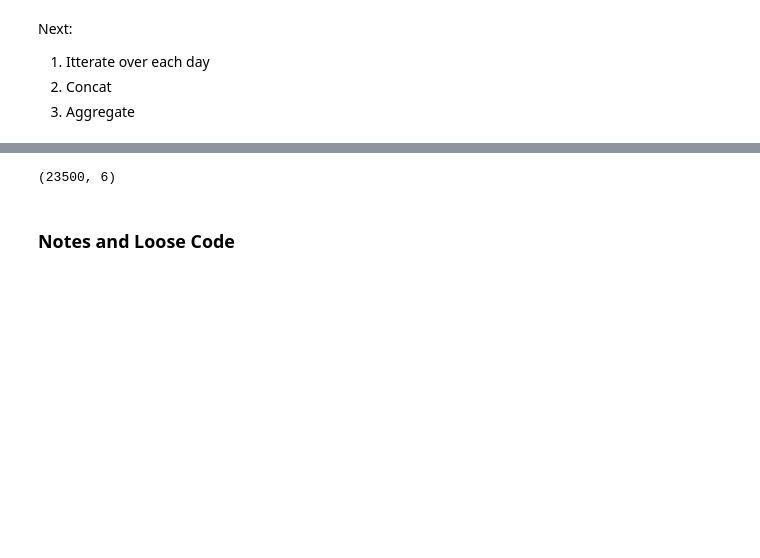
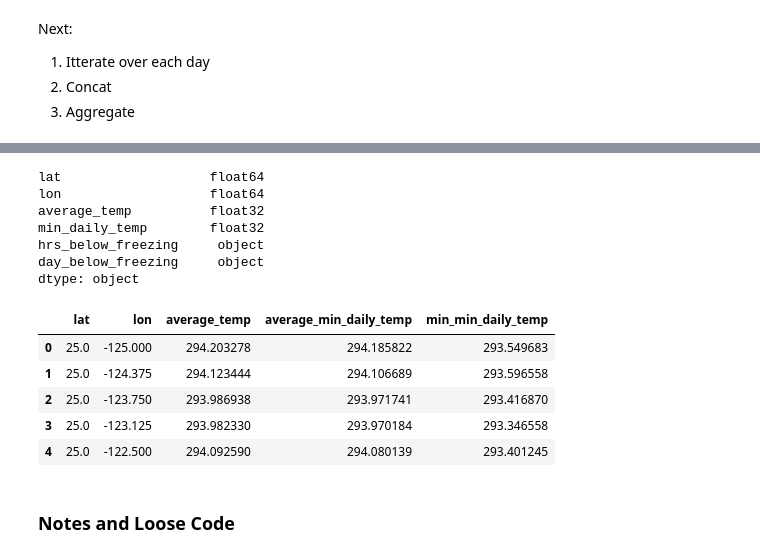
Before and after one commit to Harris-2020-Grad-Side-Projects/US-schoolday-temperatures, a Jupyter notebook: Read_MERRA2.ipynb, the cells around one changed output, grey strips where cells are left out. Drawn from its saved outputs; the diff is of its cells as text; code cells hidden in the pictures; blank space fills up the shorter version.

```diff
--- a/Read_MERRA2.ipynb
+++ b/Read_MERRA2.ipynb
@@ -107,7 +107,8 @@ def parse_temperature(filename, time_zone_lons, time_delta):
 
     # add  dummy for if the day dropped below freezing at any time(hr)
     tz_final['day_below_freezing'] = tz_final['hrs_below_freezing'].apply(lambda x: 1 if x >= 1 else 0)
-    print(tz_final.shape)
+    tz_final['day_below_freezing'] = tz_final['day_below_freezing'].astype(int)
+    #print(tz_final.shape)
 
     return tz_final
 # %%
@@ -159,8 +160,9 @@ os.listdir('test_MERRA2_data')
 # %%
-month_df = pd.DataFrame(columns=['lat', 'lon', 'average_temp', 'min_daily_temp', 'hrs_below_freezing',
-       'day_below_freezing'])
+month_df = pd.DataFrame(columns=['lat', 'lon', 'average_temp', 'min_daily_temp',
+                                 'hrs_below_freezing', 'day_below_freezing'])
 # %%
 for file in data:
-    conc_df = get_one_day(file)
-    month_df = pd.concat([month_df, conc_df], ignore_index=True)
+    if file.endswith('.nc'):
+        conc_df = get_one_day(file)
+        month_df = pd.concat([month_df, conc_df], ignore_index=True)
 # %% [output]
@@ -227,5 +186,34 @@ See the caveats in the documentation: https://pandas.pydata.org/pandas-docs/stab
 # %%
-month_df.shape
+month_df.dtypes
 # %% [output]
-(23500, 6)
+lat                   float64
+lon                   float64
+average_temp          float32
+min_daily_temp        float32
+hrs_below_freezing     object
+day_below_freezing     object
+dtype: object
+# %%
+# Aggrogate month
+# haveing an issue wiht dtype of hrs_belwo_freezing and day_beow_freezing
+# so excluding for now
+
+month_grouped = month_df.groupby(['lat', 'lon']).agg({'average_temp': 'mean',
+                                                      'min_daily_temp': ['mean', 'min']})
+                                                      #'hrs_below_freezing': ['mean','sum'],
+                                                      #'day_below_freezing': 'sum'})
+
+#month_grouped.head()
+month_grouped.columns = ['average_temp', 'average_min_daily_temp', 'min_min_daily_temp']
+
+month_final = month_grouped.reset_index()
+# %%
+month_final.head()
+# %% [output]
+|  | lat | lon | average_temp | average_min_daily_temp | min_min_daily_temp |
+| 0 | 25.0 | -125.000 | 294.203278 | 294.185822 | 293.549683 |
+| 1 | 25.0 | -124.375 | 294.123444 | 294.106689 | 293.596558 |
+| 2 | 25.0 | -123.750 | 293.986938 | 293.971741 | 293.416870 |
+| 3 | 25.0 | -123.125 | 293.982330 | 293.970184 | 293.346558 |
+| 4 | 25.0 | -122.500 | 294.092590 | 294.080139 | 293.401245 |
 # %%
```
Also changed, not shown: parts of 7 cells of this notebook, 1 other file.
